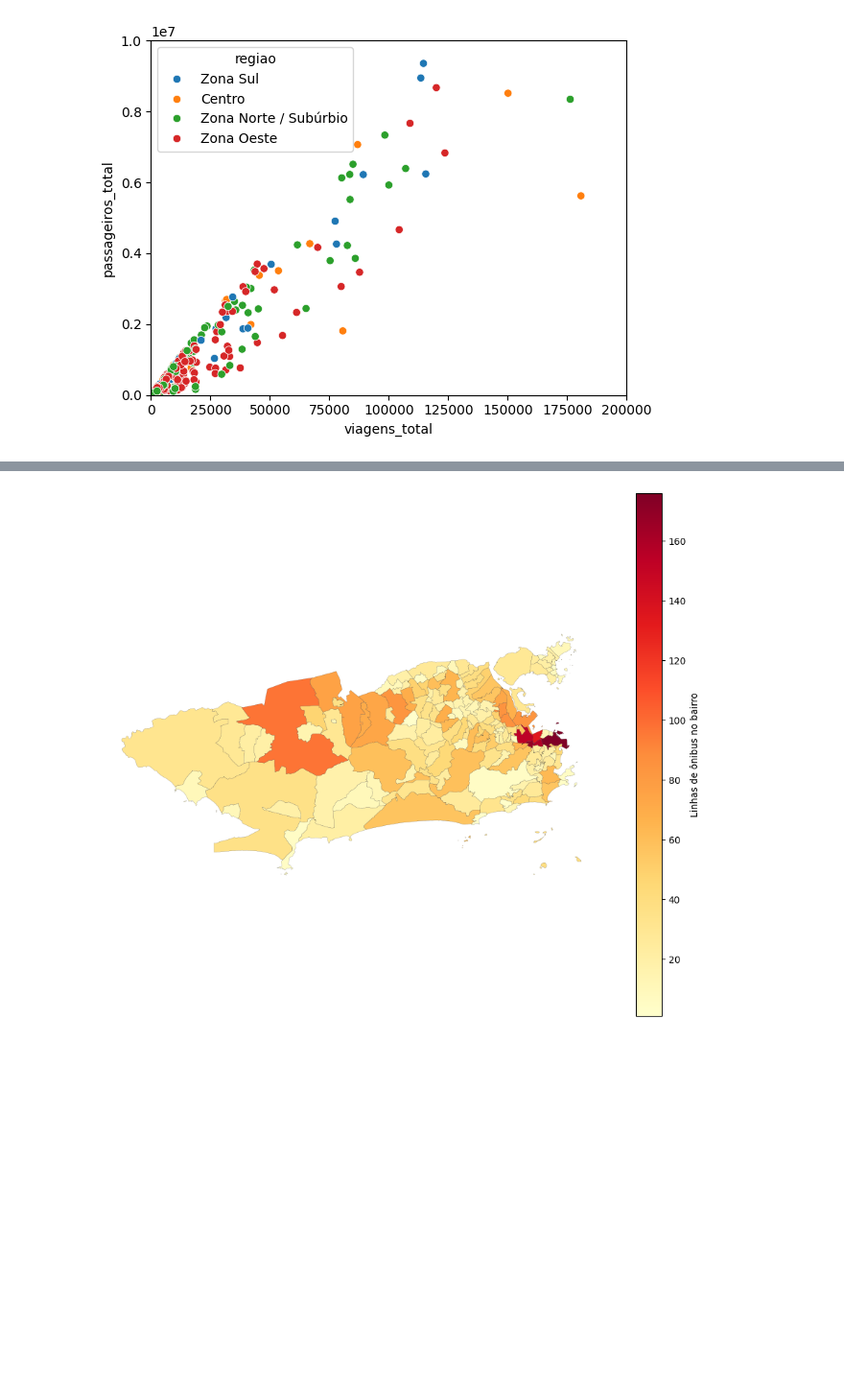
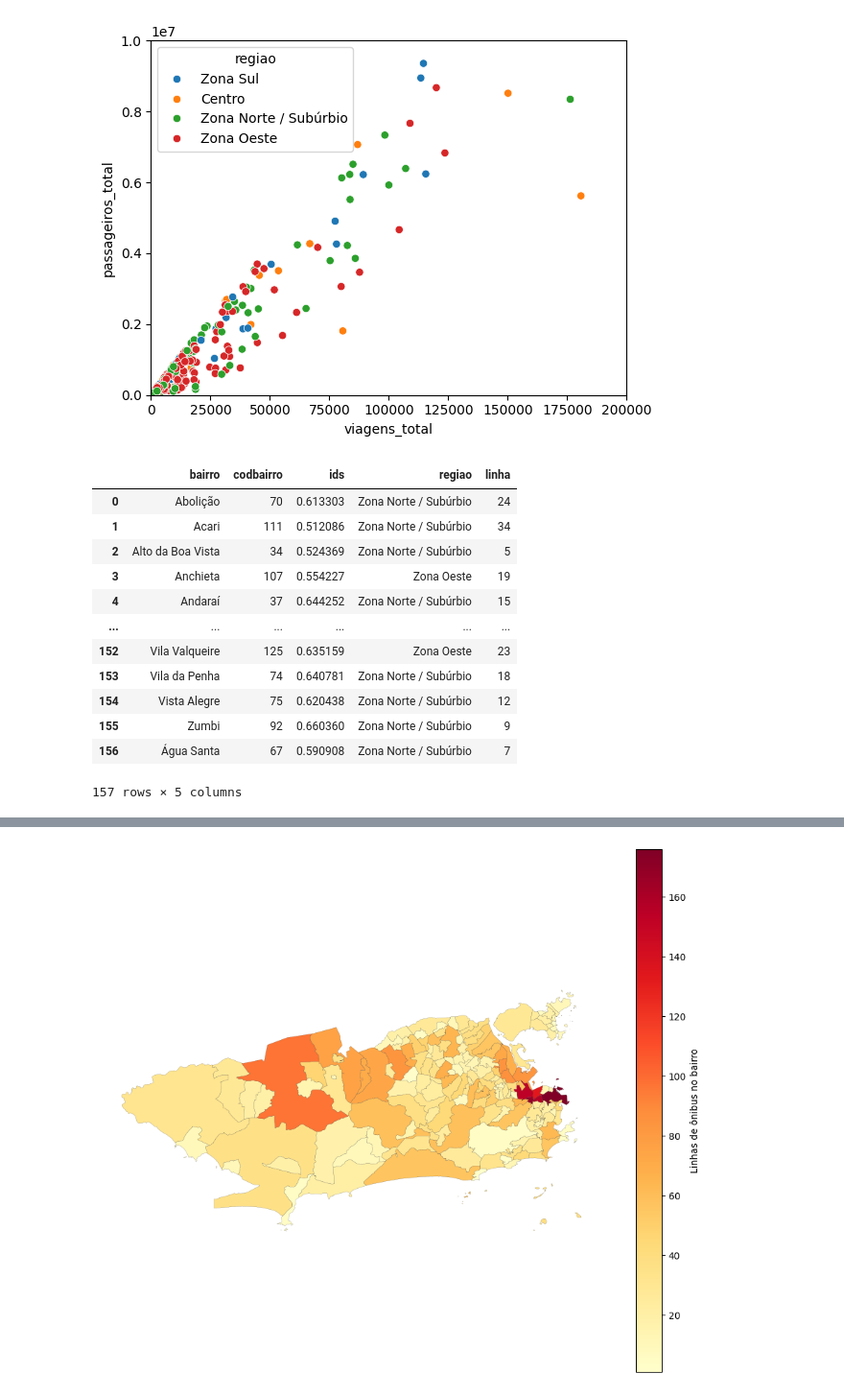
Before and after one commit to ArthurMontPereira/Analytica-Hackaton, a Jupyter notebook: notebooks/02_eda.ipynb, the cells around one changed output, grey strips where cells are left out. Shown at 96% size. Cells and saved outputs as stored; diff of their text form; code cells hidden in the pictures; blank space fills up the shorter version.

```diff
--- a/notebooks/02_eda.ipynb
+++ b/notebooks/02_eda.ipynb
@@ -88,3 +88,32 @@ df_agrupado.corr()
 | passageiros_total | 1.000000 | 0.963583 |
 | viagens_total | 0.963583 | 1.000000 |
 [figure]
+# %%
+df_ids = datasets['ids_por_bairro_rj']
+
+gdf_bairros = gpd.read_file('../dados/Limite_de_Bairros.geojson').rename(columns={'nome': 'bairro'}).astype(str)
+df_linha_bairro_com_cod = df_linha_bairro.merge(gdf_bairros[['bairro', 'codbairro']], on='bairro').astype(str)
+df_linha_bairro_com_cod['codbairro'] = df_linha_bairro_com_cod['codbairro'].astype(int)
+df_ids['codbairro'] = df_ids['codbairro'].astype(int)
+df_linha_bairro_ids = df_linha_bairro_com_cod.merge(df_ids[['codbairro', 'ids']], on='codbairro')
+df_linha_bairro_ids = df_linha_bairro_ids.groupby('bairro').agg({
+    'codbairro': 'first',
+    'ids': 'first',
+    'regiao': 'first',
+    'linha': 'nunique'  # Conta as linhas únicas
+}).reset_index()
+df_linha_bairro_ids.head(1000)
+# %% [output]
+|  | bairro | codbairro | ids | regiao | linha |
+| 0 | Abolição | 70 | 0.613303 | Zona Norte / Subúrbio | 24 |
+| 1 | Acari | 111 | 0.512086 | Zona Norte / Subúrbio | 34 |
+| 2 | Alto da Boa Vista | 34 | 0.524369 | Zona Norte / Subúrbio | 5 |
+| 3 | Anchieta | 107 | 0.554227 | Zona Oeste | 19 |
+| 4 | Andaraí | 37 | 0.644252 | Zona Norte / Subúrbio | 15 |
+| ... | ... | ... | ... | ... | ... |
+| 152 | Vila Valqueire | 125 | 0.635159 | Zona Oeste | 23 |
+| 153 | Vila da Penha | 74 | 0.640781 | Zona Norte / Subúrbio | 18 |
+| 154 | Vista Alegre | 75 | 0.620438 | Zona Norte / Subúrbio | 12 |
+| 155 | Zumbi | 92 | 0.660360 | Zona Norte / Subúrbio | 9 |
+| 156 | Água Santa | 67 | 0.590908 | Zona Norte / Subúrbio | 7 |
+157 rows × 5 columns
```
Also changed, not shown: parts of 1 cell of this notebook, 2 other files.
